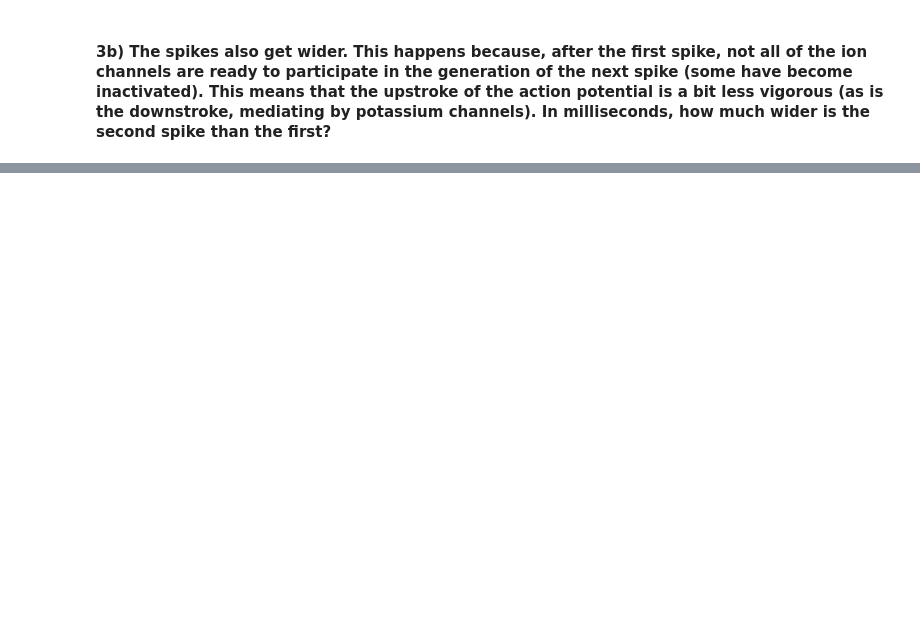
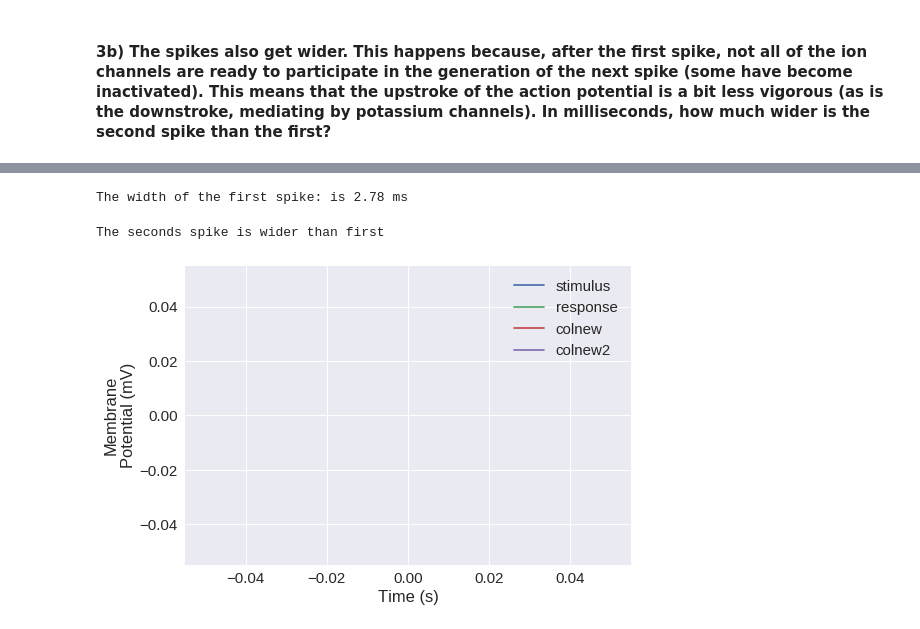
Before and after one commit to nmuthuk1/Python-Basics-HW, a Jupyter notebook: Copy_of_neurons_exercises.ipynb, the cells around one changed output, grey strips where cells are left out. Saved outputs shown, nothing was run; the diff lists cells and outputs as text; code cells hidden in the pictures; blank space fills up the shorter version.

```diff
--- a/Copy_of_neurons_exercises.ipynb
+++ b/Copy_of_neurons_exercises.ipynb
@@ -281,6 +343,6 @@ plt.ylabel('Membrane\nPotential (mV)');
 # Use a selector to extract only the values in first_spike_data_range that are above that threshold.
 # Note that the threshold is not the value of the red line (which is a threshold for the first derivative),
 # But the actual threshold you got in question #2d.
-is_first_spike_above_threshold = ... > ...
-first_spike_above_threshold = first_spike_data_range[...]
+is_first_spike_above_threshold2 = first_spike_data_range > -38
+first_spike_above_threshold = first_spike_data_range[is_first_spike_above_threshold2]
 first_spike_above_threshold.head()
@@ -291,32 +360,44 @@ first_spike_above_threshold.head()
 # You can access the last element of an array in several ways, but the coolest is with [-1].
 # Why does the index -1 work?  Imagine that the array was wrapped onto a circle.  If 0 is the first element, than -1 is the last element!
 # Don't forget to use .index to access the times (not the membrane potential values), and don't forget to use units!
-first_spike_width = (... - ...) * ...
-
+first_spike_width = (first_spike_above_threshold.index[-1] -first_spike_above_threshold.index[0]) * pq.s
+first_spike_width = first_spike_width.rescale('ms')
+first_spike_width
 # Report the width in ms to three significant figures.
-print(...)
+print("The width of the first spike: is %.3g ms" % first_spike_width)
+# %% [output]
+The width of the first spike: is 2.78 ms
 # %%
 # Finally, you will need to repeat this for the second spike.
 # Note that you will need to obtain the threshold again as you did in question #2, but this time for the second spike instead of the first.
 # Hint: at t = 1.032 seconds, the first spike is over and the second spike hasn't begun yet.  You can use this value to extract data for
 # only the second spike and beyond, and then repeat the strategy from question #2 to extract it's threshold.
-df_no_first_spike = df[df.index > ...]
-is_slope_greater_than_threshold = ...
-places_where_slope_is_greater_than_threshold = ...
-t = ...
-v_at_threshold = ...
-second_spike_index = spike_indices[...]
-second_spike_data = ...
-second_spike_data_range = ...
+df_no_first_spike = df[df.index > 1.032]
+df_no_first_spike
+is_slope_greater_than_threshold = df_no_first_spike > -48
+is_slope_greater_than_threshold
+places_where_slope_is_greater_than_threshold = df[is_slope_greater_than_threshold]
+
+t = places_where_slope_is_greater_than_threshold.index[0]
+v_at_threshold = places_where_slope_is_greater_than_threshold['response'].loc[t]
+v_at_threshold
+
+second_spike_index = places_where_slope_is_greater_than_threshold
+second_spike_index
+second_spike_data = places_where_slope_is_greater_than_threshold['response'].iloc[0]
+second_spike_data_range = places_where_slope_is_greater_than_threshold.iloc[0:49]
 
 # Plotting is optional
 second_spike_data_range.plot()
 plt.xlabel('Time (s)')
 plt.ylabel('Membrane\nPotential (mV)');
 
-is_second_spike_above_threshold = ...
-second_spike_above_threshold = ...
-second_spike_width = ... # Use this line to compute the value
-second_spike_width = ... # Use this line to rescale to milliseconds
-spike_width_difference = ... - ...
-print("The seconds spike is ... wider than the first" % ...)
+is_second_spike_above_threshold = second_spike_data_range > -48
+second_spike_above_threshold = second_spike_data_range[is_second_spike_above_threshold]
+second_spike_width = (second_spike_above_threshold.index[-1]-second_spike_above_threshold.index[0]) * pq.s # Use this line to compute the value
+second_spike_width = second_spike_width.rescale('ms') # Use this line to rescale to milliseconds
+spike_width_difference = second_spike_width - first_spike_width
+print("The seconds spike is wider than first" % spike_width_difference)
+# %% [output]
+The seconds spike is wider than first
+[figure, added]
```
Also changed, not shown: parts of 14 cells of this notebook.
